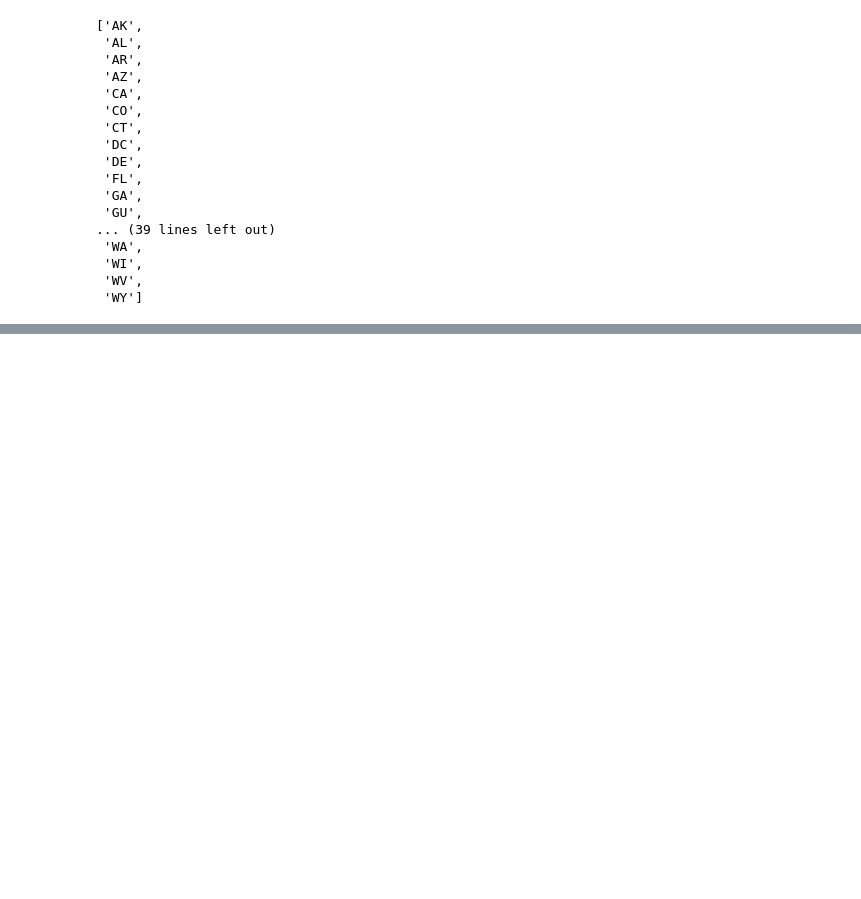
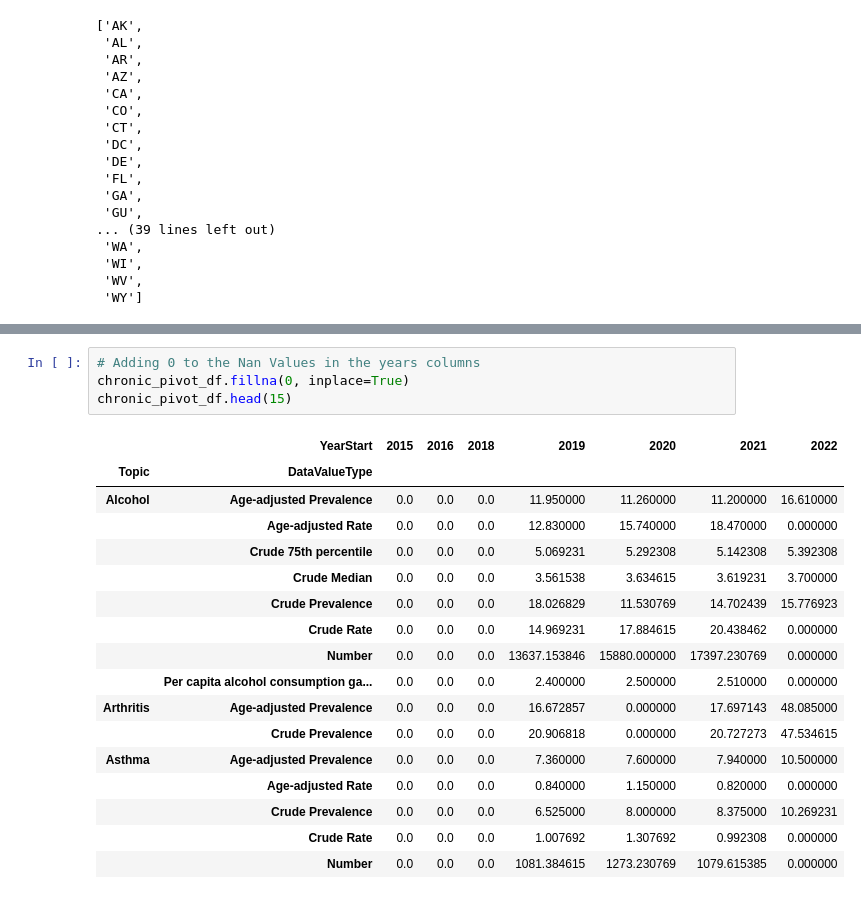
Before and after one commit to ajones1010/Project-1-, a Jupyter notebook: project_1/project_1.ipynb, the cells around one changed output, grey strips where cells are left out. Drawn from its saved outputs; the diff is of its cells as text; blank space fills up the shorter version.

```diff
--- a/project_1/project_1.ipynb
+++ b/project_1/project_1.ipynb
@@ -279,0 +369,22 @@ years_sorted
+# %%
+# Adding 0 to the Nan Values in the years columns
+chronic_pivot_df.fillna(0, inplace=True)
+chronic_pivot_df.head(15)
+# %% [output]
+|  | YearStart | 2015 | 2016 | 2018 | 2019 | 2020 | 2021 | 2022 |
+| Topic | DataValueType |  |  |  |  |  |  |  |
+| Alcohol | Age-adjusted Prevalence | 0.0 | 0.0 | 0.0 | 11.950000 | 11.260000 | 11.200000 | 16.610000 |
+|  | Age-adjusted Rate | 0.0 | 0.0 | 0.0 | 12.830000 | 15.740000 | 18.470000 | 0.000000 |
+|  | Crude 75th percentile | 0.0 | 0.0 | 0.0 | 5.069231 | 5.292308 | 5.142308 | 5.392308 |
+|  | Crude Median | 0.0 | 0.0 | 0.0 | 3.561538 | 3.634615 | 3.619231 | 3.700000 |
+|  | Crude Prevalence | 0.0 | 0.0 | 0.0 | 18.026829 | 11.530769 | 14.702439 | 15.776923 |
+|  | Crude Rate | 0.0 | 0.0 | 0.0 | 14.969231 | 17.884615 | 20.438462 | 0.000000 |
+|  | Number | 0.0 | 0.0 | 0.0 | 13637.153846 | 15880.000000 | 17397.230769 | 0.000000 |
+|  | Per capita alcohol consumption ga... | 0.0 | 0.0 | 0.0 | 2.400000 | 2.500000 | 2.510000 | 0.000000 |
+| Arthritis | Age-adjusted Prevalence | 0.0 | 0.0 | 0.0 | 16.672857 | 0.000000 | 17.697143 | 48.085000 |
+|  | Crude Prevalence | 0.0 | 0.0 | 0.0 | 20.906818 | 0.000000 | 20.727273 | 47.534615 |
+| Asthma | Age-adjusted Prevalence | 0.0 | 0.0 | 0.0 | 7.360000 | 7.600000 | 7.940000 | 10.500000 |
+|  | Age-adjusted Rate | 0.0 | 0.0 | 0.0 | 0.840000 | 1.150000 | 0.820000 | 0.000000 |
+|  | Crude Prevalence | 0.0 | 0.0 | 0.0 | 6.525000 | 8.000000 | 8.375000 | 10.269231 |
+|  | Crude Rate | 0.0 | 0.0 | 0.0 | 1.007692 | 1.307692 | 0.992308 | 0.000000 |
+|  | Number | 0.0 | 0.0 | 0.0 | 1081.384615 | 1273.230769 | 1079.615385 | 0.000000 |
```
Also changed, not shown: parts of 17 cells of this notebook.
